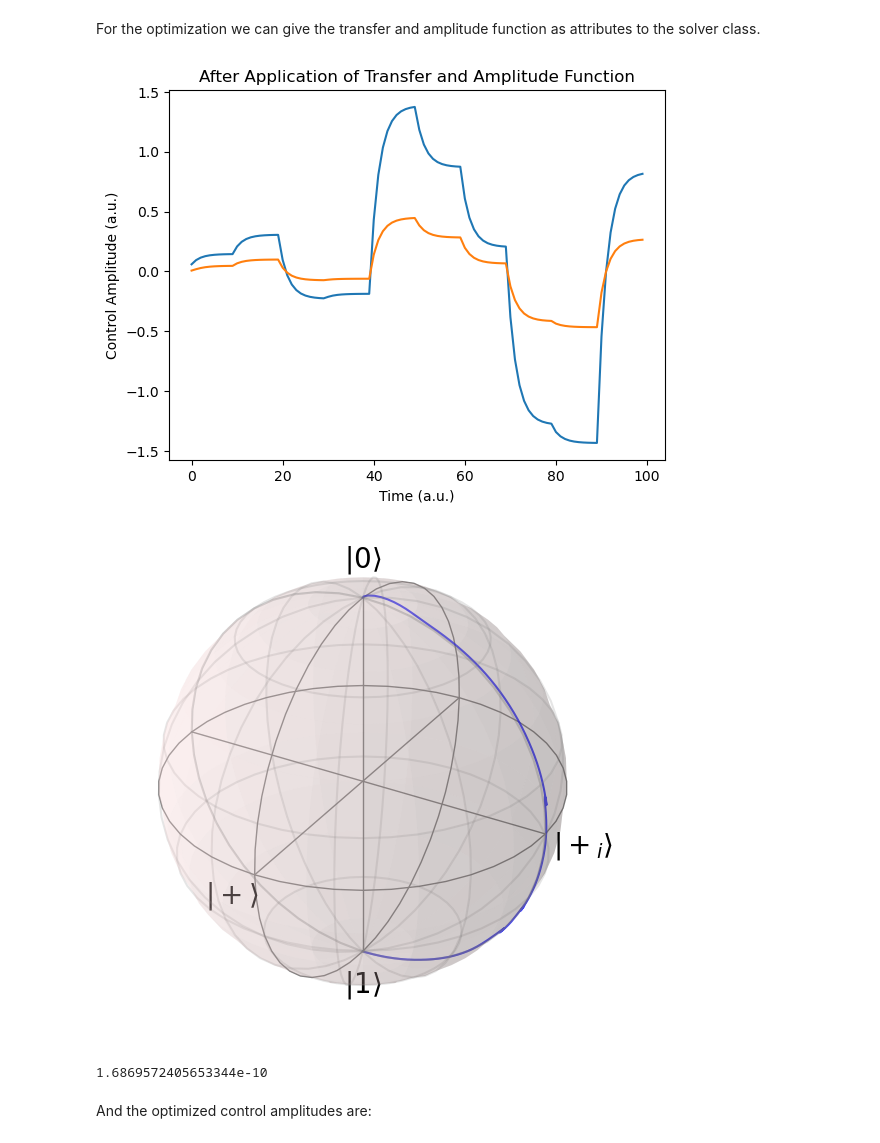
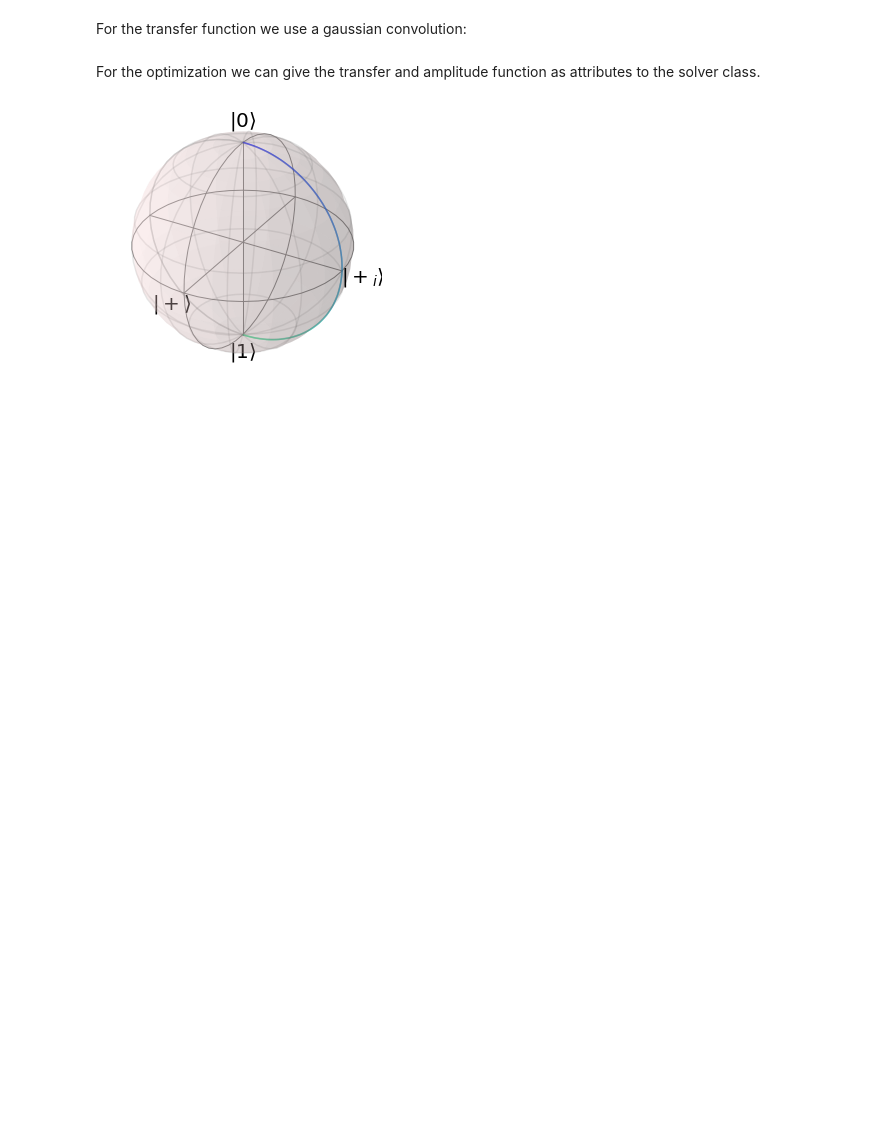
Before and after one commit to qutech/qopt, a Jupyter notebook: doc/source/qopt_features/pulse_parameterization.ipynb, the cells around one changed output. Saved outputs shown, nothing was run; the diff lists cells and outputs as text; code cells hidden in the pictures; blank space fills up the shorter version.

```diff
--- a/doc/source/qopt_features/pulse_parameterization.ipynb
+++ b/doc/source/qopt_features/pulse_parameterization.ipynb
@@ -127,3 +76,18 @@ Text(0, 0.5, 'Control Amplitude (a.u.)')
+# %% [markdown]
+For the transfer function we use a gaussian convolution:
+# %%
+oversampling_tf = OversamplingTF(
+    oversampling=10,
+    num_ctrls=2
+)
+gaussian_tf = GaussianConvolution(
+    sigma=2,
+    num_ctrls=2
+)
+combined_tf = ConcatenateTF(
+    tf1=oversampling_tf,
+    tf2=gaussian_tf
+)
 # %% [markdown]
 For the optimization we can give the transfer and amplitude function as
 attributes to the solver class.
@@ -145,8 +109,8 @@ h_drift = [delta_omega * .5 * sigma_z]
 solver = SchroedingerSolver(
     h_drift=h_drift,
     h_ctrl=h_ctrl,
-    tau=time_steps,
-    transfer_function=transfer_func,
+    tau=.1 * np.ones(n_time_steps),
+    transfer_function=combined_tf,
     amplitude_function=amplitude_function
 )
 
@@ -157,42 +121,34 @@ entanglement_infidelity = OperationInfidelity(
 
 from qopt.simulator import Simulator
 
 simulator = Simulator(
     solvers=[solver, ],
     cost_funcs=[entanglement_infidelity, ]
 )
 
 from qopt.optimize import LeastSquaresOptimizer
 
 termination_conditions = {
     "min_gradient_norm": 1e-15,
     "min_cost_gain": 1e-15,
     "max_wall_time": 30.0,
     "max_cost_func_calls": 1e6,
     "max_iterations": 1000,
     "min_amplitude_change": 1e-8
 }
 
 upper_bounds = 2 * 2 * np.pi * np.ones((len(h_ctrl) * n_time_steps, ))
 lower_bounds = -1 * upper_bounds
 
 optimizer = LeastSquaresOptimizer(
     system_simulator=simulator,
     termination_cond=termination_conditions,
     save_intermediary_steps=True,
     bounds=[lower_bounds, upper_bounds]
 )
-
+np.random.seed(0)
+random_pulse = np.random.rand(n_time_steps, n_opt_pars)
 result = optimizer.run_optimization(initial_control_amplitudes=random_pulse)
-solver.set_optimization_parameters(result.final_parameters)
-solver.plot_bloch_sphere()
-plt.show()
+solver.plot_bloch_sphere(result.final_parameters)
 # %% [output]
-[figure, old version]
+[figure, new version]
-[figure, removed]
-# %%
-entanglement_infidelity.costs()
-# %% [output]
-1.6869572405653344e-10
-# %% [markdown]
-And the optimized control amplitudes are:
```
Also changed, not shown: parts of 11 cells of this notebook, 9 other files.
